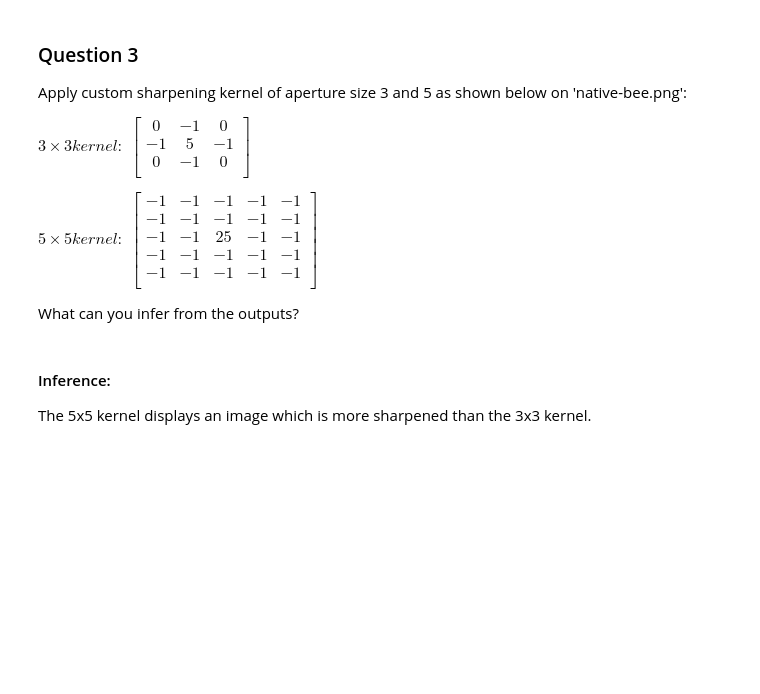
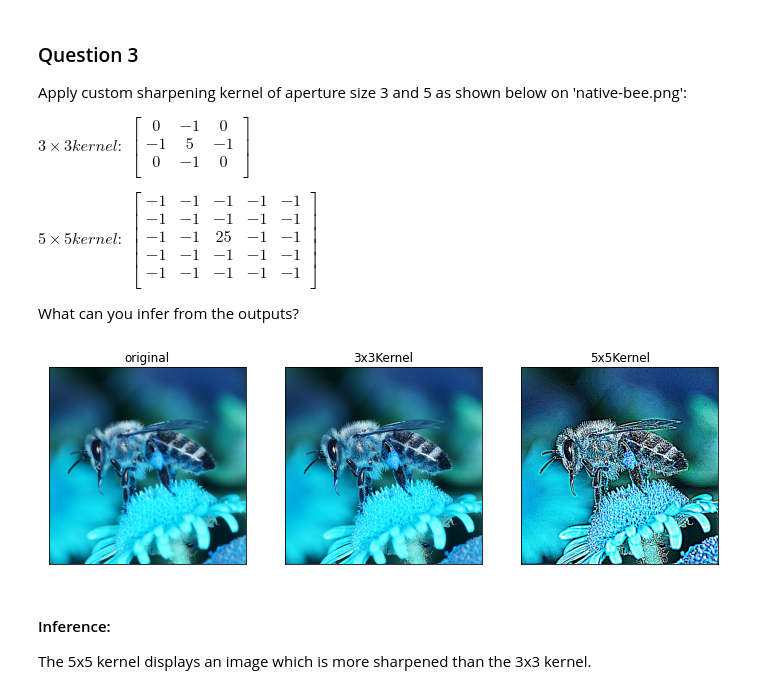
Before and after one commit to ErykaFletcher/MiniProject, a Jupyter notebook: week_5.ipynb, the cells around one changed output. Drawn from its saved outputs; the diff is of its cells as text; code cells hidden in the pictures; blank space fills up the shorter version.

```diff
--- a/week_5.ipynb
+++ b/week_5.ipynb
@@ -486,23 +486,28 @@ What can you infer from the outputs?
 # %%
 #load image
 img = cv.imread("images/native-bee.png")
 
 #sharpening kernel
 kernel_3x3 = np.array([[0, -1, 0], [-1, 5, -1], [0, -1, 0]])
 kernel_5x5 = np.array([[-1, -1, -1, -1, -1],
                        [-1, -1, -1, -1, -1],
                        [-1, -1, 25, -1, -1],
                        [-1, -1, -1, -1, -1],
                        [-1, -1, -1, -1, -1]])
 
 #apply sharpening kernel into image
 dst_3x3 = cv.filter2D(img, -1, kernel_3x3)
 dst_5x5 = cv.filter2D(img, -1, kernel_5x5)
 
+plt.figure(figsize=(12, 4))
 #display images
-show_img("original", img)
-show_img("3x3Kernel", dst_3x3)
-show_img("5x5Kernel", dst_5x5)
+plt.subplot(131), plt_img(img, title="original")
+plt.subplot(132), plt_img(dst_3x3, title="3x3Kernel")
+plt.subplot(133), plt_img(dst_5x5, title="5x5Kernel")
+
+plt.show()
+# %% [output]
+[figure, added]
 # %% [markdown]
 #### Inference:
 The 5x5 kernel displays an image which is more sharpened than the 3x3 kernel.
```
Also changed, not shown: parts of 2 cells of this notebook.
